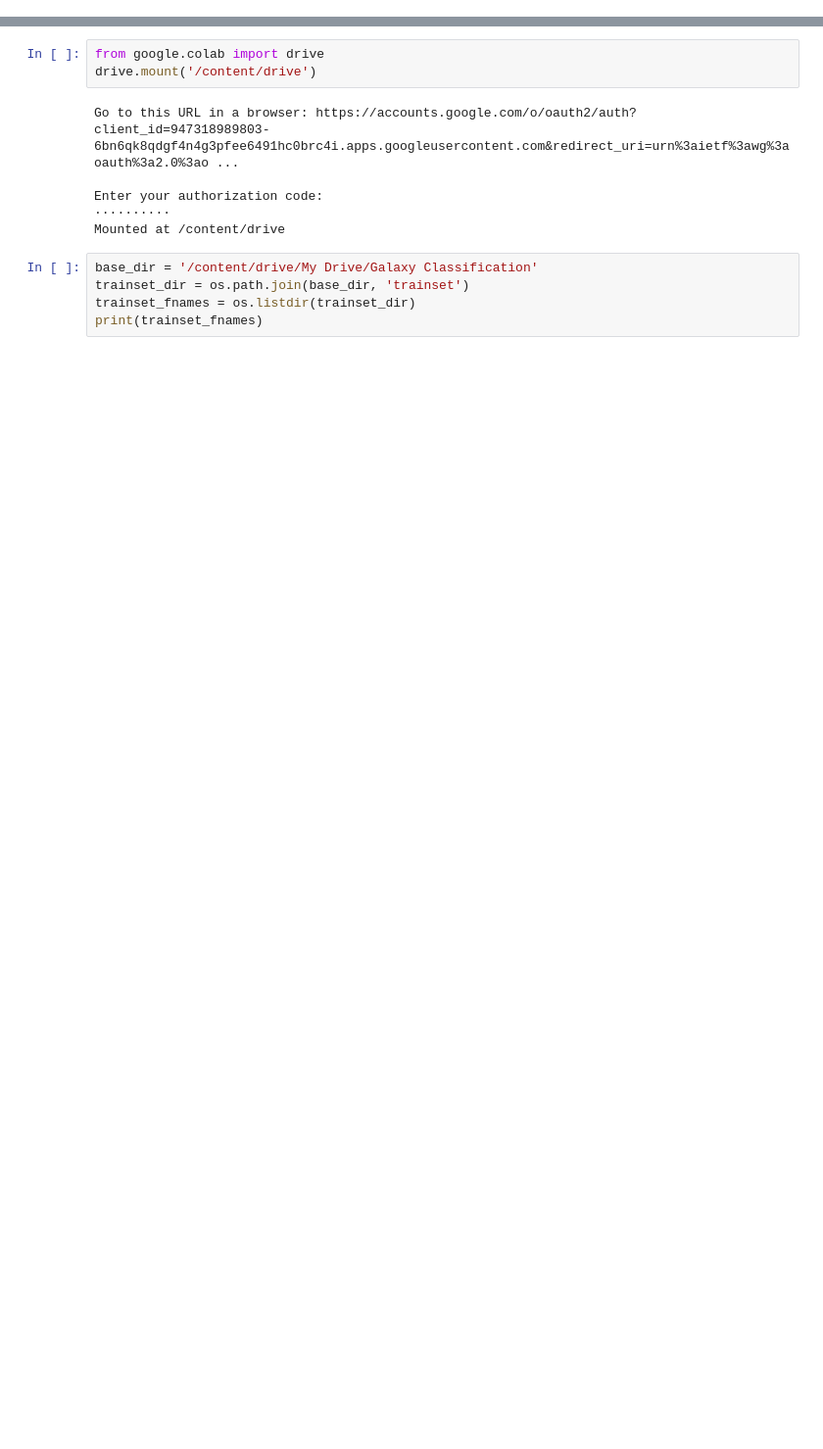
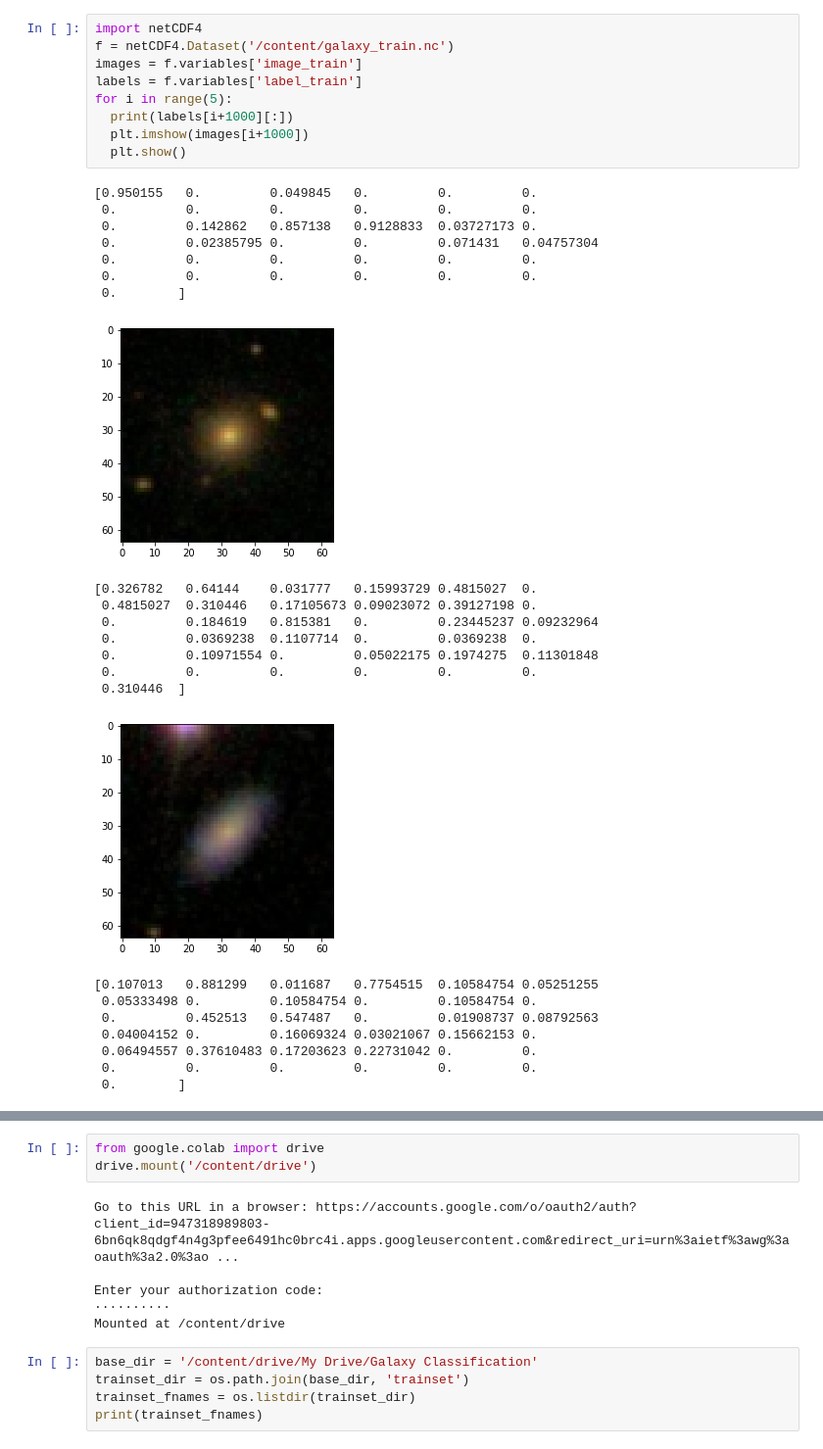
Before and after one commit to alirezash97/Galaxy-Classification, a Jupyter notebook: Galaxy.ipynb, the cells around one changed output, grey strips where cells are left out. Shown at 98% size. Cells and saved outputs as stored; diff of their text form; blank space fills up the shorter version.

```diff
--- a/Galaxy.ipynb
+++ b/Galaxy.ipynb
@@ -6,0 +18,33 @@ Requirement already satisfied: pillow in /usr/local/lib/python3.6/dist-packages
+# %%
+import netCDF4
+f = netCDF4.Dataset('/content/galaxy_train.nc')
+images = f.variables['image_train']
+labels = f.variables['label_train']
+for i in range(5):
+  print(labels[i+1000][:])
+  plt.imshow(images[i+1000])
+  plt.show()
+# %% [output]
+[0.950155   0.         0.049845   0.         0.         0.
+ 0.         0.         0.         0.         0.         0.
+ 0.         0.142862   0.857138   0.9128833  0.03727173 0.
+ 0.         0.02385795 0.         0.         0.071431   0.04757304
+ 0.         0.         0.         0.         0.         0.
+ 0.         0.         0.         0.         0.         0.
+ 0.        ]
+[figure, added]
+[0.326782   0.64144    0.031777   0.15993729 0.4815027  0.
+ 0.4815027  0.310446   0.17105673 0.09023072 0.39127198 0.
+ 0.         0.184619   0.815381   0.         0.23445237 0.09232964
+ 0.         0.0369238  0.1107714  0.         0.0369238  0.
+ 0.         0.10971554 0.         0.05022175 0.1974275  0.11301848
+ 0.         0.         0.         0.         0.         0.
+ 0.310446  ]
+[figure, added]
+[0.107013   0.881299   0.011687   0.7754515  0.10584754 0.05251255
+ 0.05333498 0.         0.10584754 0.         0.10584754 0.
+ 0.         0.452513   0.547487   0.         0.01908737 0.08792563
+ 0.04004152 0.         0.16069324 0.03021067 0.15662153 0.
+ 0.06494557 0.37610483 0.17203623 0.22731042 0.         0.
+ 0.         0.         0.         0.         0.         0.
+ 0.        ]
```
Also changed, not shown: parts of 11 cells of this notebook.
